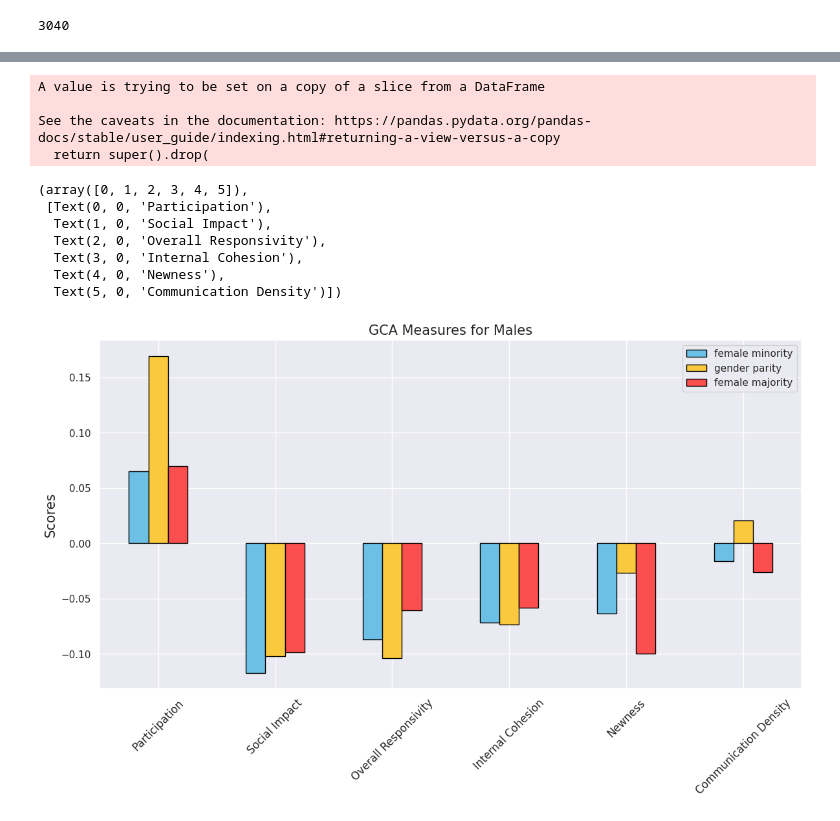
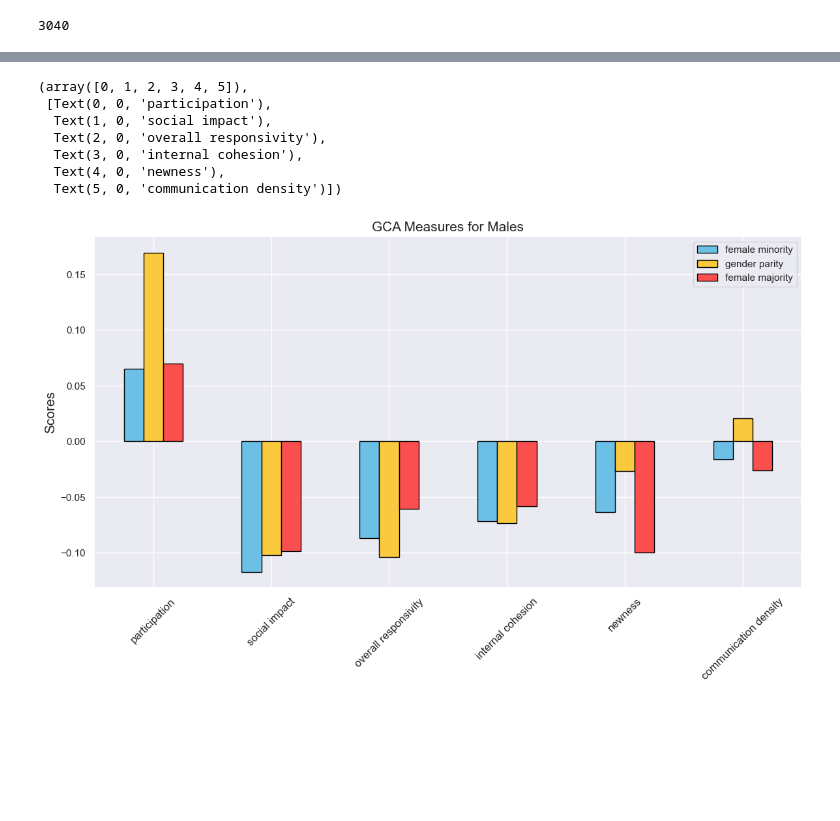
Before and after one commit to jennyt14/smoc-project, a Jupyter notebook: scripts/smoc-analysis.ipynb, the cells around one changed output, grey strips where cells are left out. Cells and saved outputs as stored; diff of their text form; code cells hidden in the pictures; blank space fills up the shorter version.

```diff
--- a/scripts/smoc-analysis.ipynb
+++ b/scripts/smoc-analysis.ipynb
@@ -167,6 +171,6 @@ len(num_females)
 df['Number of Females'] = num_females
 df_fem = df.loc[df['Sex']==2]
 #df_fem.drop(df_fem.loc[df_fem['Number of Females']==0].index, inplace=True)
-df_fem.drop(df_fem.loc[df_fem['Number of Females']==4].index, inplace=True)
+df_fem = df_fem.drop(df_fem.loc[df_fem['Number of Females']==4].index)
 df_fem.reset_index(drop = True)
 # %% [output]
@@ -254,6 +249,6 @@ plt.xticks(rotation=45, fontsize=12)
 # %%
 df_male = df.loc[df['Sex']==1]
-df_male.drop(df_male.loc[df_male['Number of Females']==0].index, inplace=True)
+df_male = df_male.drop(df_male.loc[df_male['Number of Females']==0].index)
 df_male.reset_index(drop = True)
 
 num = [1,2,3]
@@ -277,51 +272,47 @@ for n in num:
     z_par.append(sum(y['z.participation']) / len(y))
     z_soc.append(sum(y['z.social.impact']) / len(y))
     z_overesp.append(sum(y['z.overall.responsivity']) / len(y))
     z_internal.append(sum(y['z.internal.cohesion']) / len(y))
     z_new.append(sum(y['z.newness']) / len(y))
     z_dens.append(sum(y['z.comm.density']) / len(y))
   elif n == 3:
     y = df_male.loc[df_male['Number of Females'] >= n]
     z_par.append(sum(y['z.participation']) / len(y))
     z_soc.append(sum(y['z.social.impact']) / len(y))
     z_overesp.append(sum(y['z.overall.responsivity']) / len(y))
     z_internal.append(sum(y['z.internal.cohesion']) / len(y))
     z_new.append(sum(y['z.newness']) / len(y))
     z_dens.append(sum(y['z.comm.density']) / len(y))
 
 plotdata = pd.DataFrame({
-    "Participation":z_par,
-    "Social Impact":z_soc,
-    "Overall Responsivity":z_overesp,
-    "Internal Cohesion":z_internal,
-    "Newness":z_new,
-    "Communication Density":z_dens
+    "participation":z_par,
+    "social impact":z_soc,
+    "overall responsivity":z_overesp,
+    "internal cohesion":z_internal,
+    "newness":z_new,
+    "communication density":z_dens
 
     },
     index=['female minority', 'gender parity', 'female majority']
 )
 
 plotdata = plotdata + .15
 plotdata = plotdata.transpose()
 
 plotdata.plot(kind="bar", figsize=(14, 7), color = CB_color_cycle, edgecolor = 'black')
 plt.title("GCA Measures for Males", fontsize=15)
 #plt.xlabel("Gender Compositions")
 plt.ylabel("Scores", fontsize=15)
 plt.xticks(rotation=45, fontsize=12)
 # %% [output]
-A value is trying to be set on a copy of a slice from a DataFrame
-
-See the caveats in the documentation: https://pandas.pydata.org/pandas-docs/stable/user_guide/indexing.html#returning-a-view-versus-a-copy
-  return super().drop(
+(array([0, 1, 2, 3, 4, 5]),
+ [Text(0, 0, 'participation'),
+  Text(1, 0, 'social impact'),
+  Text(2, 0, 'overall responsivity'),
+  Text(3, 0, 'internal cohesion'),
+  Text(4, 0, 'newness'),
+  Text(5, 0, 'communication density')])
-(array([0, 1, 2, 3, 4, 5]),
- [Text(0, 0, 'Participation'),
-  Text(1, 0, 'Social Impact'),
-  Text(2, 0, 'Overall Responsivity'),
-  Text(3, 0, 'Internal Cohesion'),
-  Text(4, 0, 'Newness'),
-  Text(5, 0, 'Communication Density')])
-[figure, old version]
+[figure, new version]
 # %% [markdown]
 <a style='text-decoration:none;line-height:16px;display:flex;color:#5B5B62;padding:10px;justify-content:end;' href='https://deepnote.com?utm_source=created-in-deepnote-cell&projectId=227f84b8-94f9-4b52-a4a0-d5e48ecc818e' target="_blank">
 <img alt='Created in deepnote.com' style='display:inline;max-height:16px;margin:0px;margin-right:7.5px;' src='embedded-picture-1' > </img>
```
Also changed, not shown: parts of 5 cells of this notebook, 3 other files.
